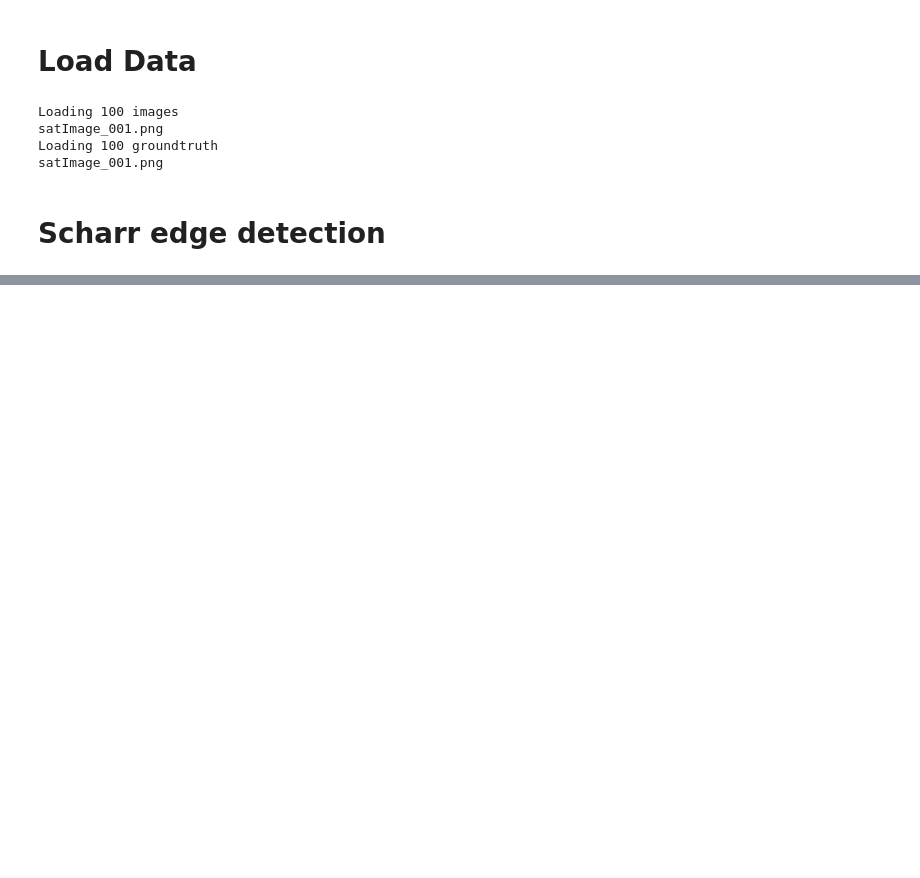
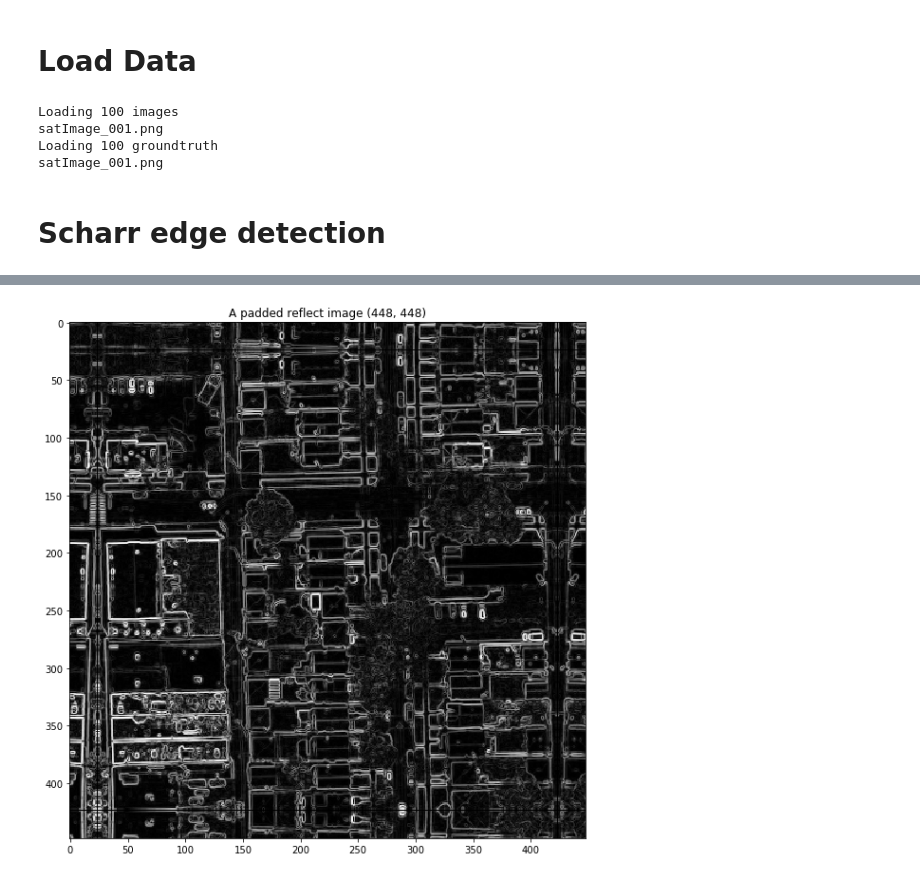
Before and after one commit to Coac/epfl-ml-projects, a Jupyter notebook: epfl-ml-project2/Santi.ipynb, the cells around one changed output, grey strips where cells are left out. Saved outputs shown, nothing was run; the diff lists cells and outputs as text; code cells hidden in the pictures; blank space fills up the shorter version.

```diff
--- a/epfl-ml-project2/Santi.ipynb
+++ b/epfl-ml-project2/Santi.ipynb
@@ -75,4 +121,6 @@ for i in range(5):
 
 im.shape
 elevation_map.shape
+
+sch_imgs = [scharr(bw_im) for bw_im in bw_imgs]
 # %% [output]
@@ -84,0 +138,16 @@ elevation_map.shape
+# %%
+patch_size = 16
+padding = 24
+
+image = sch_imgs[3]
+gt_image = gt_imgs[3]
+
+padded_patch_size = patch_size + padding * 2
+
+padded_image = pad_image(image, padding, True)
+
+fig1 = plt.figure(figsize=(10, 10))
+plt.title("A padded reflect image " + str(padded_image.shape))
+plt.imshow(padded_image, cmap='Greys_r');
+# %% [output]
+[figure, added]
```
Also changed, not shown: parts of 38 cells of this notebook, 2 other files.
